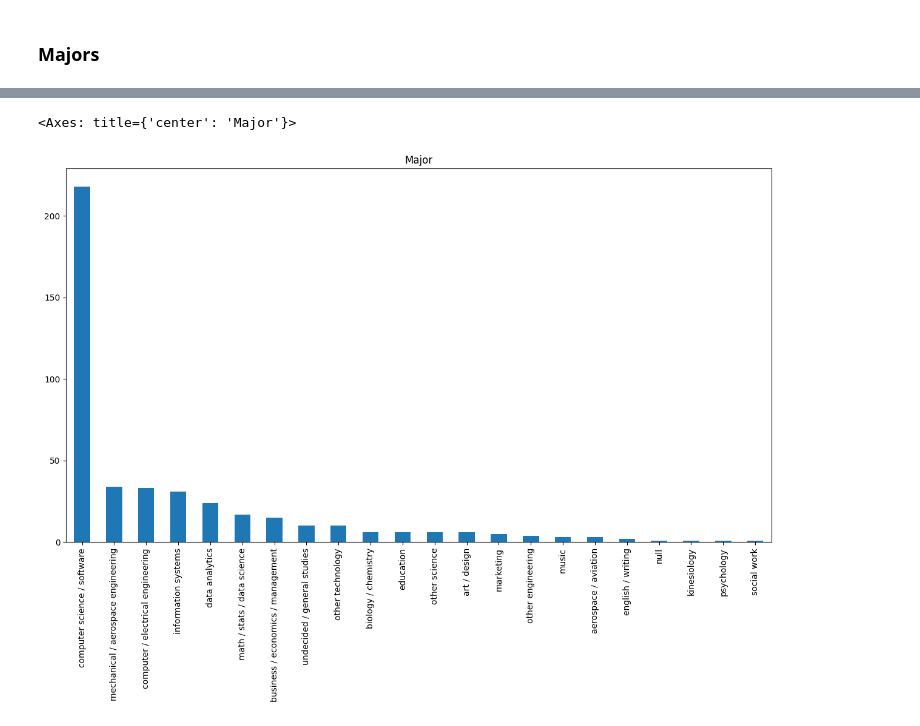
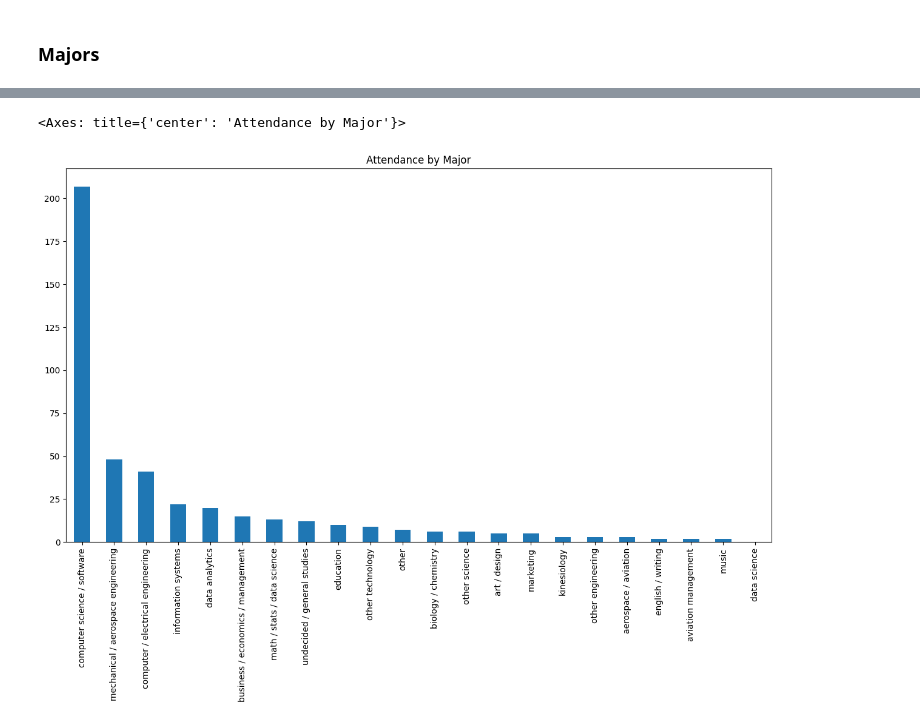
Before and after one commit to HackUSU-Competition/registration-stats, a Jupyter notebook: registrations.ipynb, the cells around one changed output, grey strips where cells are left out. Drawn from its saved outputs; the diff is of its cells as text; code cells hidden in the pictures.

```diff
--- a/registrations.ipynb
+++ b/registrations.ipynb
@@ -102,11 +112,11 @@ Name: categories, dtype: int64
 # %%
 # Merge college and other_college columns. Use other_college if college is 'Other'
 
-df.loc[df['college'] == 'Other', 'merged_college'] = df['other_college']
-df.loc[df['college'] != 'Other', 'merged_college'] = df['college']
+df_attended.loc[df_attended['college'] == 'Other', 'merged_college'] = df_attended['other_college']
+df_attended.loc[df_attended['college'] != 'Other', 'merged_college'] = df_attended['college']
 
 
-df['merged_college'] = df['merged_college'].str.split(' - ').str[0]
+df_attended['merged_college'] = df_attended['merged_college'].str.split(' - ').str[0]
 
 
 same_names = [
@@ -115,15 +125,15 @@ same_names = [
 ]
 
 # Merge colleges with same names into one
-for name in same_names:
-    df.loc[df['merged_college'] == name[1], 'merged_college'] = name[0]
+for names in same_names:
+    df_attended.loc[df_attended['merged_college'] == names[1], 'merged_college'] = names[0]
 
 # List counts
-print(df['merged_college'].value_counts())
+print(df_attended['merged_college'].value_counts())
 
-df['merged_college'].value_counts().plot(
+df_attended['merged_college'].value_counts().plot(
     kind='bar',
     figsize=(15, 8),
-    title='College'
+    title='Attendance by College'
 )
 # %% [output]
@@ -160,51 +167,59 @@ See the caveats in the documentation: https://pandas.pydata.org/pandas-docs/stab
 # %% [markdown]
 ### Majors
 # %%
-major = df['major'].str.split(
+major = df_attended['major'].str.split(
     '|').str[0].str.strip().value_counts()
 
 major.drop('Other', inplace=True)
-major = major.append(pd.Series(df['other_major'].str.split(
+major = major.append(pd.Series(df_attended['other_major'].str.split(
     '|').str[0].str.strip().value_counts()))
 
 major.index = major.index.str.lower()
 
 same_names = [
     ['computer science / software', 'computer science',
-        'human experience design and interaction, with a minor in cs.', 'software engineering'],
+        'human experience design and interaction, with a minor in cs.', 'software engineering', 'javascript fullstack web design', 'software engineer'],
     ['data science', 'data sciencec'],
-    ['mechanical engineering', 'mechanical engineer'],
+    ['mechanical engineering', 'mechanical engineer', 'mae'],
     ['music', 'music education', 'music performance'],
     ['education', 'instructor', 'secondary education', 'eled', 'elementary education',
-        'cte edd and special edd', 'instructional technology and learning sciences'],
+        'cte edd and special edd', 'instructional technology and learning sciences', 'curriculum and instruction', 'instructional technology', 'social studies composite teaching'],
     ['biology / chemistry', 'biology', 'chemistry', 'biochemistry'],
-    ['art / design', 'art (cs minor)', 'art-ceramics', 'graphic design',
-     'architecture', 'web design and development', 'ornamental horticulture'],
+    ['art / design', 'art (cs minor)', 'art-ceramics', 'graphic design', 'outdoor product design',
+     'architecture', 'web design and development', 'ornamental horticulture', 'human experience design and interaction (hedi)', 'opdd'],
     ['mechanical / aerospace engineering',
         'mechanical and aerospace engineering', 'mechanical engineering'],
     ['computer / electrical engineering',
         'computer engineering', 'electrical engineering'],
-    ['undecided / general studies', 'interdisciplinary major'],
+    ['undecided / general studies', 'interdisciplinary major', 'exploratory'],
     ['other engineering', 'chemical engineering',
         'civil engineering', 'engineering', 'engineering education'],
     ['other science', 'plant science', 'exercise science',
-        'animal, dairy and veterinary science', 'conservation and restoration ecology', 'physics'],
+        'animal, dairy and veterinary science', 'conservation and restoration ecology', 'physics', 'ecology', 'iad'],
     ['math / stats / data science', 'mathematics', 'statistics', 'data science'],
     ['aerospace / aviation', 'unmanned aerial systems', 'aerospace/aviation sciences'],
     ['business / economics / management', 'business', 'multimedia design & business',
-        'management', 'operations', 'business management', 'economics'],
+        'management', 'operations', 'business management', 'economics', 'finance & economics', 'accounting', 'finance'],
     ['other technology', 'technology systems', 'technology systems: cybersecurity',
         'computer information technology', 'cycersecurity and network management'],
     ['english / writing', 'english - technical communication',
-        'journalism(broadcasting)']
+        'journalism(broadcasting)', 'english'],
+    ['other', 'political science and philosophy', 'psychology', 'political science and philosophy', 'speech language pathology', 'political science', 'social work', 'history', 'null']
 ]
 
-for name in same_names:
-    if name[0] not in major.index:
-        major.loc[name[0]] = 0
+# Remove names that aren't in the index
+for names in same_names:
+    for name in names[1:]:
+        if name not in major.index:
+            names.remove(name)
 
-    major.loc[name[0]] = major.loc[name].sum()
-    major.drop(name[1:], inplace=True)
+for names in same_names:
+    if names[0] not in major.index:
+        major.loc[names[0]] = 0
+
+    major.loc[names[0]] = major.loc[names].sum()
+
+    major.drop(names[1:], inplace=True)
 
 # merge with same key
 major = major.groupby(major.index).sum()
@@ -217,6 +232,6 @@ print(major)
 major.plot(
     kind='bar',
     figsize=(15, 8),
-    title='Major'
+    title='Attendance by Major'
 )
 # %% [output]
@@ -239,6 +254,6 @@ social work                             1
 dtype: int64
-<Axes: title={'center': 'Major'}>
+<Axes: title={'center': 'Attendance by Major'}>
-[figure, old version]
+[figure, new version]
 # %%
 # Major excluding computer science /software
 major_no_cs = major.drop(['computer science / software'])
```
Also changed, not shown: parts of 9 cells of this notebook, 8 other files.
